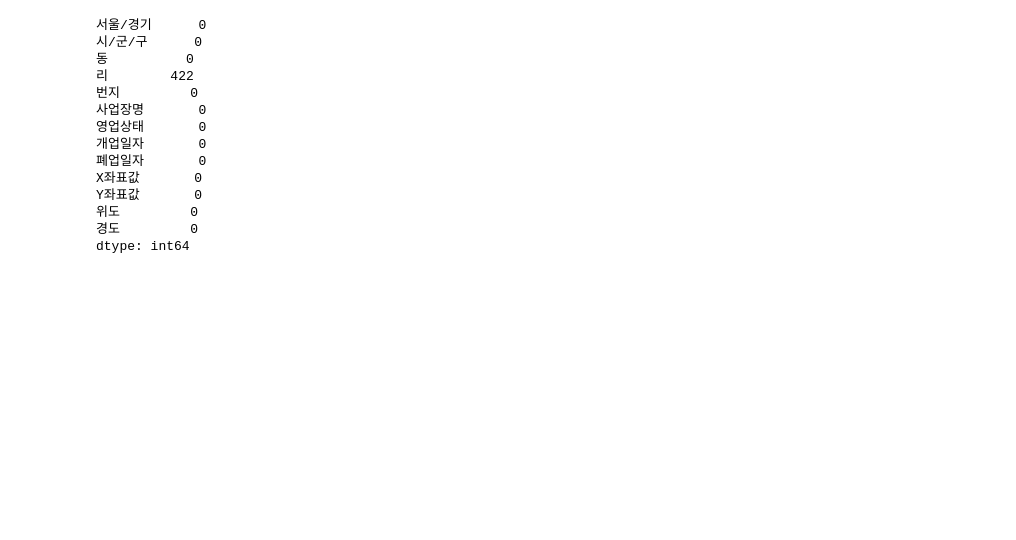
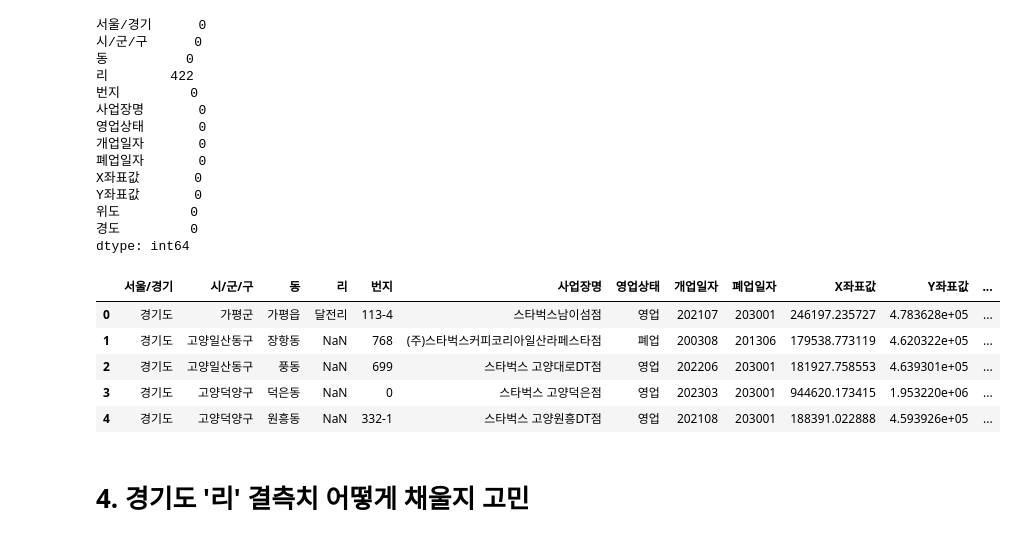
Before and after one commit to Midnight-ML/EDA, a Jupyter notebook: Data/infra_data/스타벅스/startbucks.ipynb, the cells around one changed output. Cells and saved outputs as stored; diff of their text form; code cells hidden in the pictures; blank space fills up the shorter version.

```diff
--- a/Data/infra_data/스타벅스/startbucks.ipynb
+++ b/Data/infra_data/스타벅스/startbucks.ipynb
@@ -375,4 +298,13 @@ Y좌표값       0
 위도         0
 경도         0
 dtype: int64
+# %%
+gg_1.head()
+# %% [output]
+|  | 서울/경기 | 시/군/구 | 동 | 리 | 번지 | 사업장명 | 영업상태 | 개업일자 | 폐업일자 | X좌표값 | Y좌표값 | ... |
+| 0 | 경기도 | 가평군 | 가평읍 | 달전리 | 113-4 | 스타벅스남이섬점 | 영업 | 202107 | 203001 | 246197.235727 | 4.783628e+05 | ... |
+| 1 | 경기도 | 고양일산동구 | 장항동 | NaN | 768 | (주)스타벅스커피코리아일산라페스타점 | 폐업 | 200308 | 201306 | 179538.773119 | 4.620322e+05 | ... |
+| 2 | 경기도 | 고양일산동구 | 풍동 | NaN | 699 | 스타벅스 고양대로DT점 | 영업 | 202206 | 203001 | 181927.758553 | 4.639301e+05 | ... |
+| 3 | 경기도 | 고양덕양구 | 덕은동 | NaN | 0 | 스타벅스 고양덕은점 | 영업 | 202303 | 203001 | 944620.173415 | 1.953220e+06 | ... |
+| 4 | 경기도 | 고양덕양구 | 원흥동 | NaN | 332-1 | 스타벅스 고양원흥DT점 | 영업 | 202108 | 203001 | 188391.022888 | 4.593926e+05 | ... |
 # %%
@@ -380,0 +313,2 @@ gg_1.to_csv('./gg_sb_처리중_3.csv', index=False)
+# %% [markdown]
+# 4. 경기도 '리' 결측치 어떻게 채울지 고민
```
Also changed, not shown: parts of 46 cells of this notebook, 4 other files.
